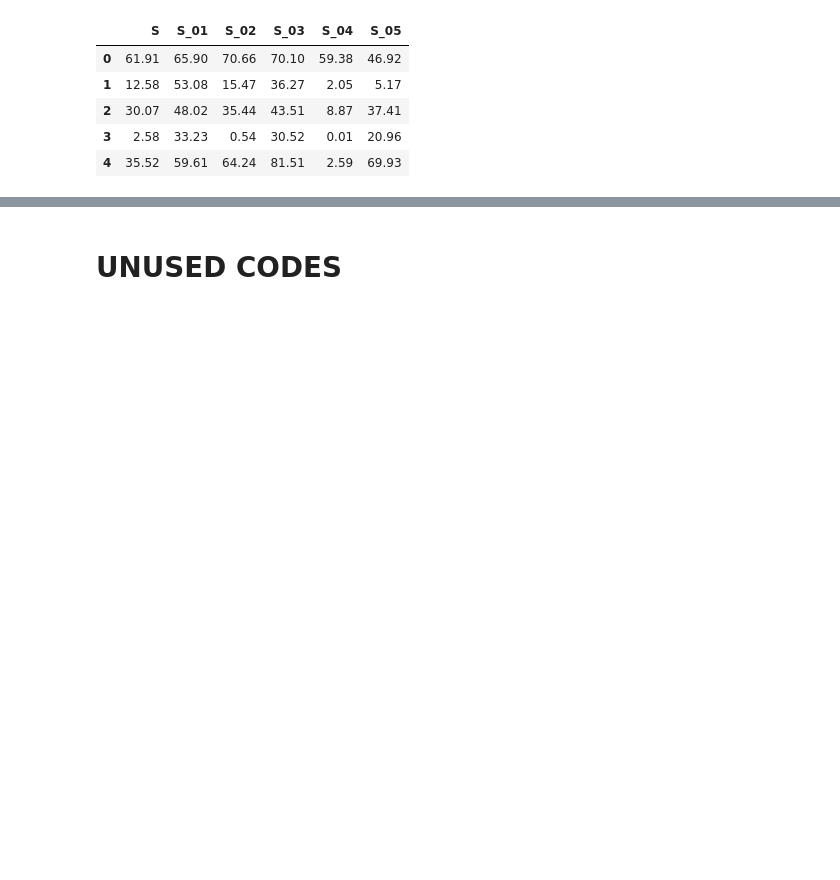
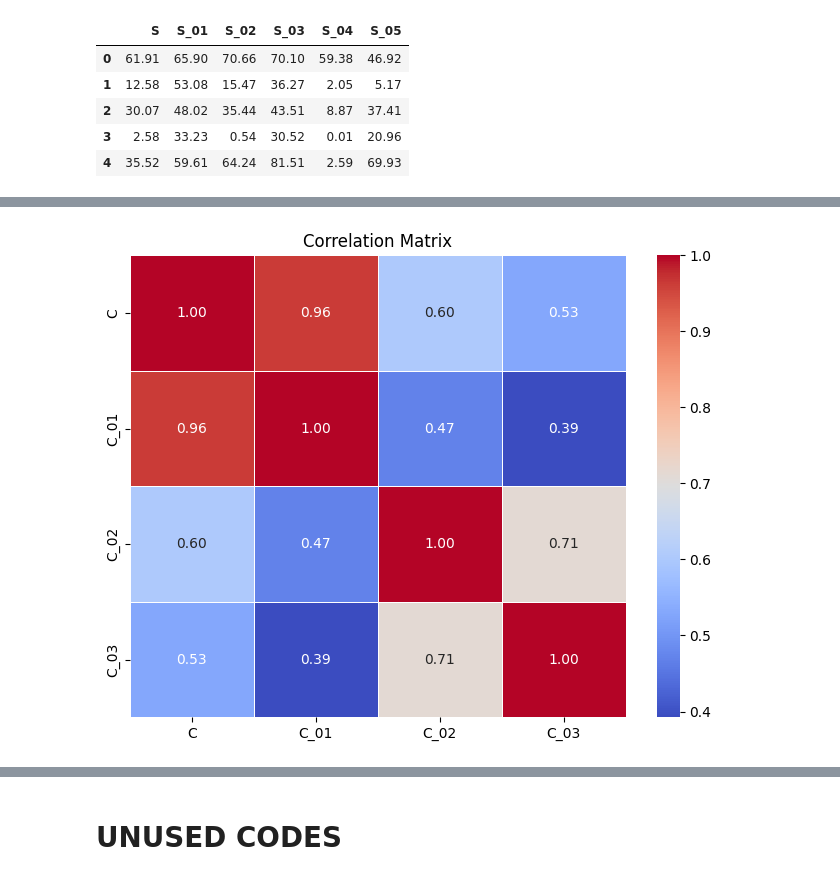
Before and after one commit to Ban-hub/CSE6506-Data_Project, a Jupyter notebook: Test.ipynb, the cells around one changed output, grey strips where cells are left out. Cells and saved outputs as stored; diff of their text form; code cells hidden in the pictures; blank space fills up the shorter version.

```diff
--- a/Test.ipynb
+++ b/Test.ipynb
@@ -109,0 +135,8 @@ s.head()
+# %%
+y = []
+for c in data.columns:
+    if "C" in c:
+        y.append(c)
+c = data[y]
+c = c.drop(columns=['Country'])
+c.head()
@@ -109,0 +150,4 @@ s.head()
+# %%
+c_corr_matrix = c.corr()
+
+c_corr_matrix
@@ -109,0 +160,8 @@ s.head()
+# %%
+# Plot the correlation matrix
+plt.figure(figsize=(8, 6))
+sns.heatmap(c_corr_matrix, annot=True, cmap='coolwarm', fmt=".2f", linewidths=.5)
+plt.title("Correlation Matrix")
+plt.show()
+# %% [output]
+[figure, added]
```
Also changed, not shown: parts of 10 cells of this notebook.
